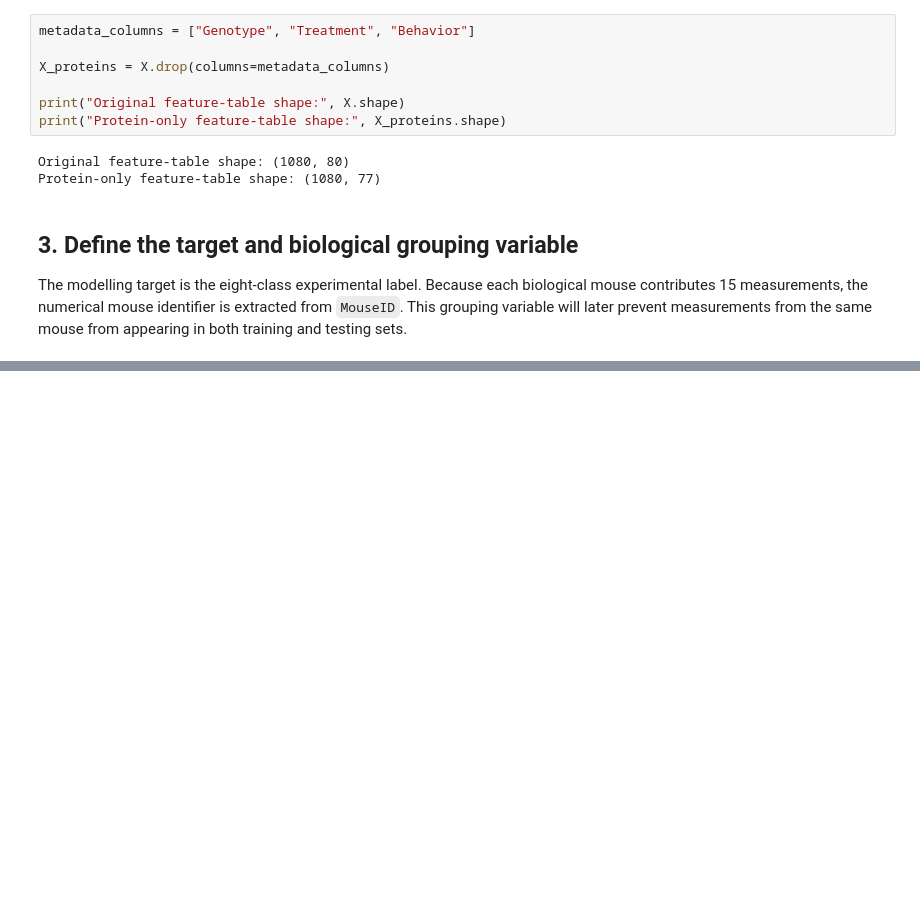
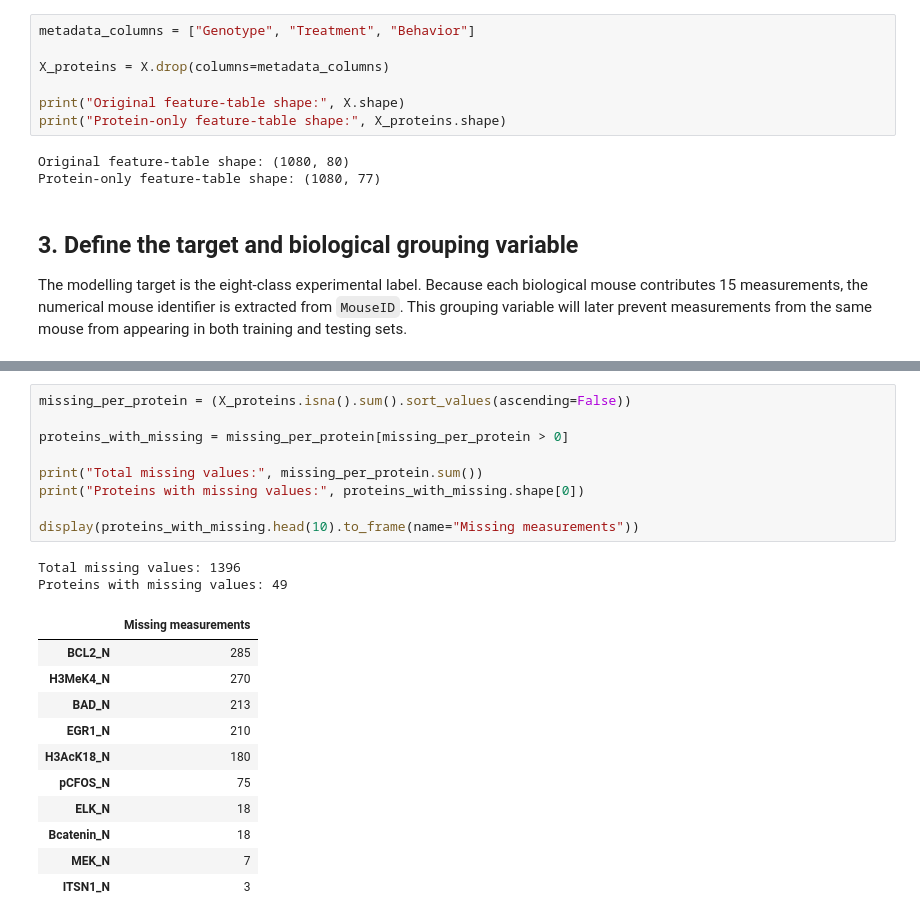
Before and after one commit to M00un/mouse-protein-ml, a Jupyter notebook: notebooks/01_data_audit.ipynb, the cells around one changed output, grey strips where cells are left out. Drawn from its saved outputs; the diff is of its cells as text; blank space fills up the shorter version.

```diff
--- a/notebooks/01_data_audit.ipynb
+++ b/notebooks/01_data_audit.ipynb
@@ -133,0 +360,23 @@ The modelling target is the eight-class experimental label. Because each biologi
+# %%
+missing_per_protein = (X_proteins.isna().sum().sort_values(ascending=False))
+
+proteins_with_missing = missing_per_protein[missing_per_protein > 0]
+
+print("Total missing values:", missing_per_protein.sum())
+print("Proteins with missing values:", proteins_with_missing.shape[0])
+
+display(proteins_with_missing.head(10).to_frame(name="Missing measurements"))
+# %% [output]
+Total missing values: 1396
+Proteins with missing values: 49
+|  | Missing measurements |
+| BCL2_N | 285 |
+| H3MeK4_N | 270 |
+| BAD_N | 213 |
+| EGR1_N | 210 |
+| H3AcK18_N | 180 |
+| pCFOS_N | 75 |
+| ELK_N | 18 |
+| Bcatenin_N | 18 |
+| MEK_N | 7 |
+| ITSN1_N | 3 |
```
Also changed, not shown: parts of 9 cells of this notebook.
